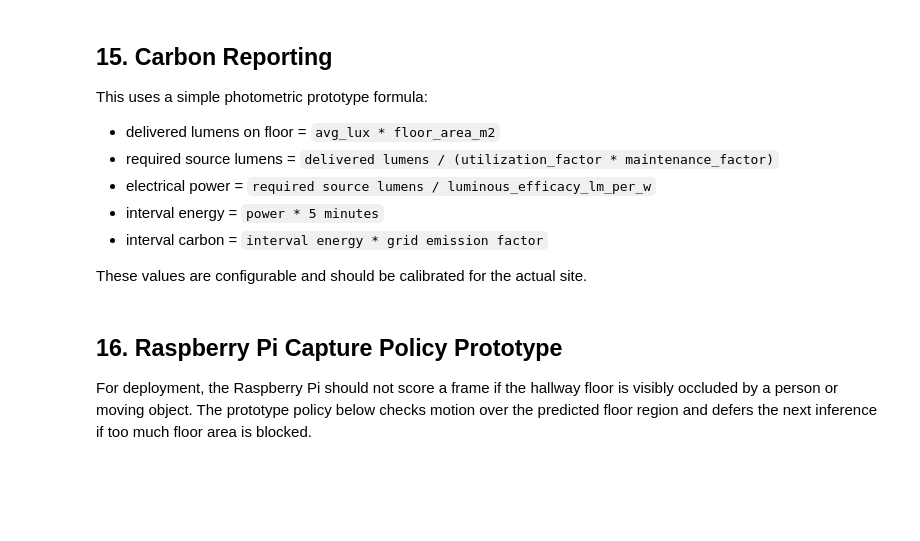
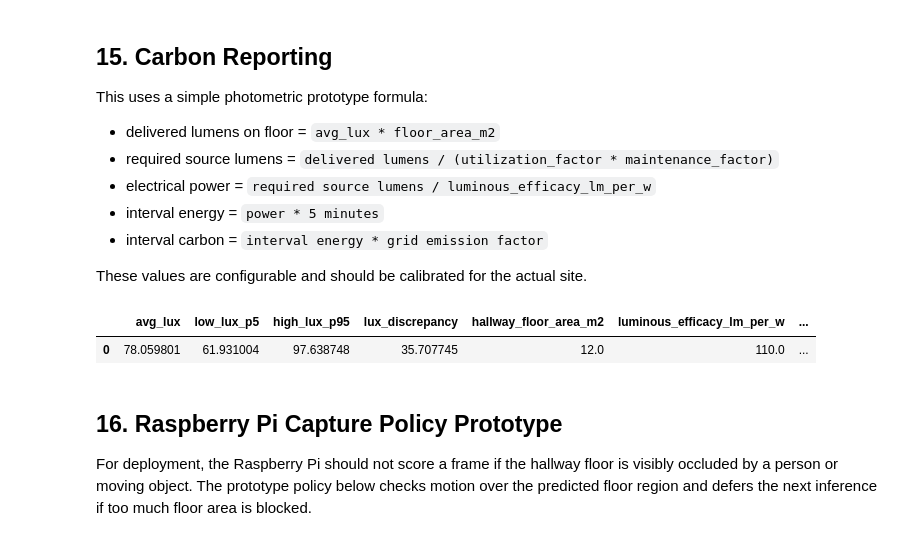
Before and after one commit to Arwin-K/APS112-DL-Lighting-Camera, a Jupyter notebook: hallway_lighting/notebooks/hallway_illuminance_drive_end_to_end_prototype.ipynb, the cells around one changed output. Drawn from its saved outputs; the diff is of its cells as text; code cells hidden in the pictures; blank space fills up the shorter version.

```diff
--- a/hallway_lighting/notebooks/hallway_illuminance_drive_end_to_end_prototype.ipynb
+++ b/hallway_lighting/notebooks/hallway_illuminance_drive_end_to_end_prototype.ipynb
@@ -2298,35 +2405,50 @@ This uses a simple photometric prototype formula:
 
 These values are configurable and should be calibrated for the actual site.
 # %%
-RESULT_FOR_CARBON = TEST_RESULT if TEST_RESULT is not None else VAL_RESULT if VAL_RESULT is not None else TRAIN_RESULT
-avg_lux_for_carbon = 150.0
-if RESULT_FOR_CARBON is not None and RESULT_FOR_CARBON.point_reports:
-    avg_lux_for_carbon = float(RESULT_FOR_CARBON.point_reports[0]['avg_lux'])
+  RESULT_FOR_CARBON = TEST_RESULT if TEST_RESULT is not None else VAL_RESULT if VAL_RESULT is not None else TRAIN_RESULT
 
-estimated_power_w = estimate_power_from_illuminance(
-    avg_lux_for_carbon,
-    HALLWAY_FLOOR_AREA_M2,
-    LUMINOUS_EFFICACY_LM_PER_W,
-    UTILIZATION_FACTOR,
-    MAINTENANCE_FACTOR,
-)
-interval_energy_kwh = estimated_power_w / 1000.0 * (PHOTO_INTERVAL_MINUTES / 60.0)
-interval_carbon_kg = interval_energy_kwh * GRID_EMISSION_FACTOR_KG_PER_KWH
+  avg_lux_for_carbon = 150.0
+  low_lux_for_carbon = None
+  high_lux_for_carbon = None
+  discrepancy_for_carbon = None
 
-pd.DataFrame([
-    {
-        'avg_lux': avg_lux_for_carbon,
-        'hallway_floor_area_m2': HALLWAY_FLOOR_AREA_M2,
-        'luminous_efficacy_lm_per_w': LUMINOUS_EFFICACY_LM_PER_W,
-        'utilization_factor': UTILIZATION_FACTOR,
-        'maintenance_factor': MAINTENANCE_FACTOR,
-        'estimated_power_w': estimated_power_w,
-        'interval_minutes': PHOTO_INTERVAL_MINUTES,
-        'interval_energy_kwh': interval_energy_kwh,
-        'grid_emission_factor_kg_per_kwh': GRID_EMISSION_FACTOR_KG_PER_KWH,
-        'interval_carbon_kg': interval_carbon_kg,
-    }
-])
+  if RESULT_FOR_CARBON is not None and RESULT_FOR_CARBON.point_reports:
+      first_report = flatten_point_report(RESULT_FOR_CARBON.point_reports[0])
+      avg_lux_for_carbon = float(first_report['avg_lux'])
+      low_lux_for_carbon = float(first_report['low_lux_p5'])
+      high_lux_for_carbon = float(first_report['high_lux_p95'])
+      discrepancy_for_carbon = float(first_report['lux_discrepancy'])
+
+  estimated_power_w = estimate_power_from_illuminance(
+      avg_lux_for_carbon,
+      HALLWAY_FLOOR_AREA_M2,
+      LUMINOUS_EFFICACY_LM_PER_W,
+      UTILIZATION_FACTOR,
+      MAINTENANCE_FACTOR,
+  )
+  interval_energy_kwh = estimated_power_w / 1000.0 * (PHOTO_INTERVAL_MINUTES / 60.0)
+  interval_carbon_kg = interval_energy_kwh * GRID_EMISSION_FACTOR_KG_PER_KWH
+
+  pd.DataFrame([
+      {
+          'avg_lux': avg_lux_for_carbon,
+          'low_lux_p5': low_lux_for_carbon,
+          'high_lux_p95': high_lux_for_carbon,
+          'lux_discrepancy': discrepancy_for_carbon,
+          'hallway_floor_area_m2': HALLWAY_FLOOR_AREA_M2,
+          'luminous_efficacy_lm_per_w': LUMINOUS_EFFICACY_LM_PER_W,
+          'utilization_factor': UTILIZATION_FACTOR,
+          'maintenance_factor': MAINTENANCE_FACTOR,
+          'estimated_power_w': estimated_power_w,
+          'interval_minutes': PHOTO_INTERVAL_MINUTES,
+          'interval_energy_kwh': interval_energy_kwh,
+          'grid_emission_factor_kg_per_kwh': GRID_EMISSION_FACTOR_KG_PER_KWH,
+          'interval_carbon_kg': interval_carbon_kg,
+      }
+  ])
+# %% [output]
+|  | avg_lux | low_lux_p5 | high_lux_p95 | lux_discrepancy | hallway_floor_area_m2 | luminous_efficacy_lm_per_w | ... |
+| 0 | 78.059801 | 61.931004 | 97.638748 | 35.707745 | 12.0 | 110.0 | ... |
 # %% [markdown]
 ## 16. Raspberry Pi Capture Policy Prototype
 
```
Also changed, not shown: parts of 15 cells of this notebook.
